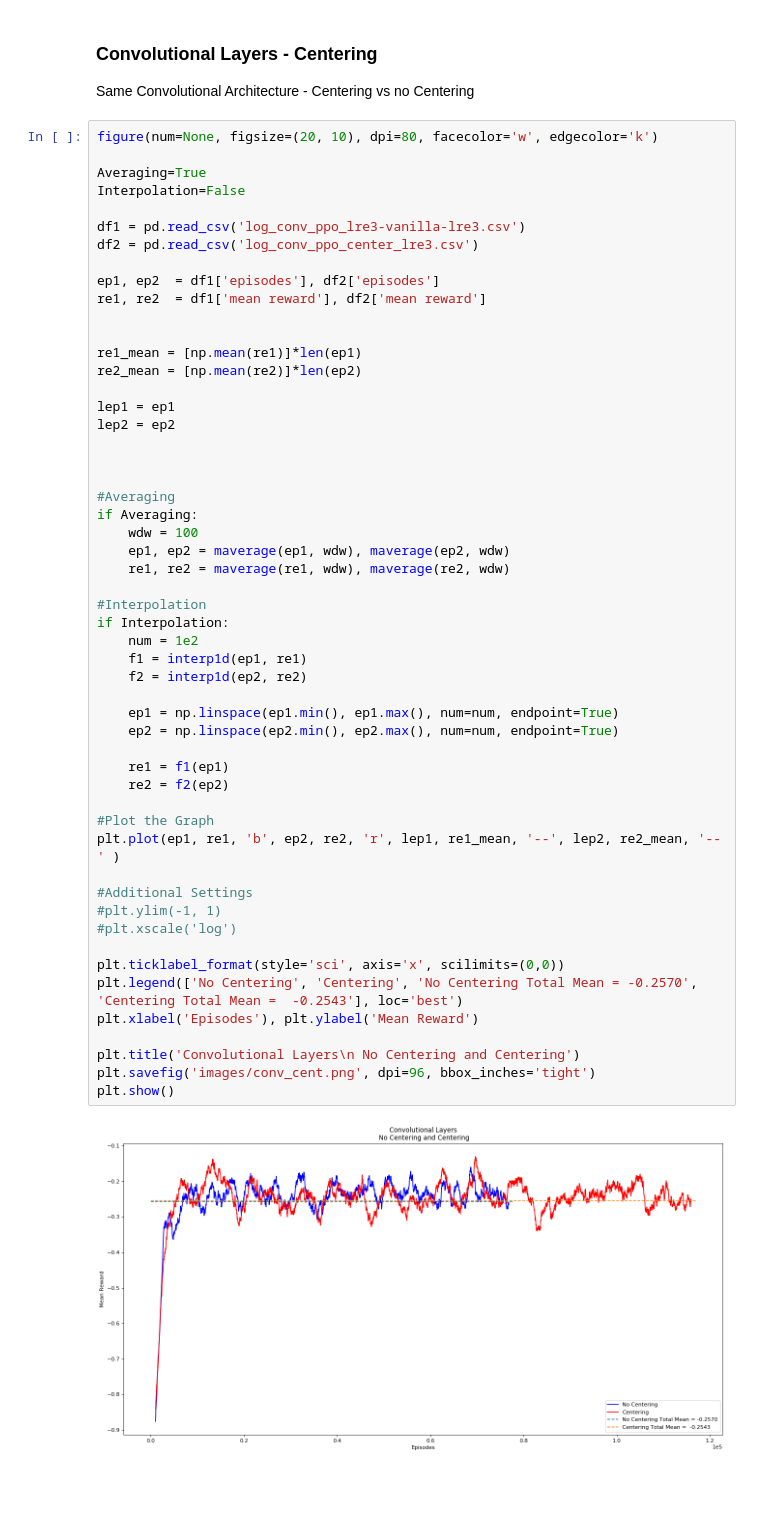
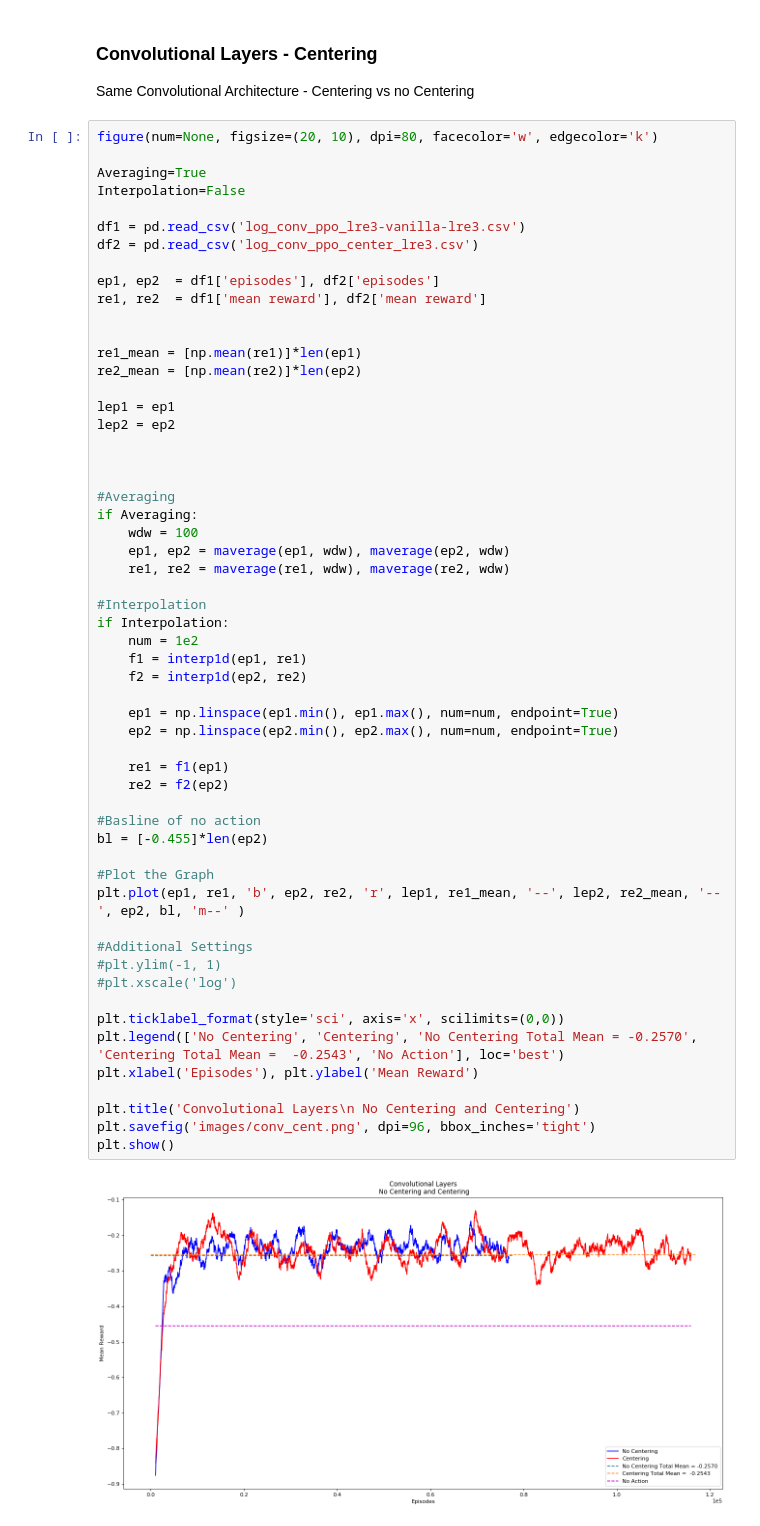
Before and after one commit to haidertom/Pommerman, a Jupyter notebook: Results/evaluation.ipynb, the cells around one changed output. Cells and saved outputs as stored; diff of their text form; blank space fills up the shorter version.

```diff
--- a/Results/evaluation.ipynb
+++ b/Results/evaluation.ipynb
@@ -208,33 +212,36 @@ lep2 = ep2
 if Averaging:
     wdw = 100
     ep1, ep2 = maverage(ep1, wdw), maverage(ep2, wdw)
     re1, re2 = maverage(re1, wdw), maverage(re2, wdw)
 
 #Interpolation
 if Interpolation:
     num = 1e2
     f1 = interp1d(ep1, re1)
     f2 = interp1d(ep2, re2)
 
     ep1 = np.linspace(ep1.min(), ep1.max(), num=num, endpoint=True)
     ep2 = np.linspace(ep2.min(), ep2.max(), num=num, endpoint=True)
 
     re1 = f1(ep1)
     re2 = f2(ep2)
 
+#Basline of no action
+bl = [-0.455]*len(ep2)
+
 #Plot the Graph
-plt.plot(ep1, re1, 'b', ep2, re2, 'r', lep1, re1_mean, '--', lep2, re2_mean, '--' )
+plt.plot(ep1, re1, 'b', ep2, re2, 'r', lep1, re1_mean, '--', lep2, re2_mean, '--', ep2, bl, 'm--' )
 
 #Additional Settings
 #plt.ylim(-1, 1)
 #plt.xscale('log')
 
 plt.ticklabel_format(style='sci', axis='x', scilimits=(0,0))
-plt.legend(['No Centering', 'Centering', 'No Centering Total Mean = -0.2570', 'Centering Total Mean =  -0.2543'], loc='best')
+plt.legend(['No Centering', 'Centering', 'No Centering Total Mean = -0.2570', 'Centering Total Mean =  -0.2543', 'No Action'], loc='best')
 plt.xlabel('Episodes'), plt.ylabel('Mean Reward')
 
 plt.title('Convolutional Layers\n No Centering and Centering')
 plt.savefig('images/conv_cent.png', dpi=96, bbox_inches='tight')
 plt.show()
 # %% [output]
-[figure, old version]
+[figure, new version]
```
Also changed, not shown: parts of 3 cells of this notebook, 4 other files.
